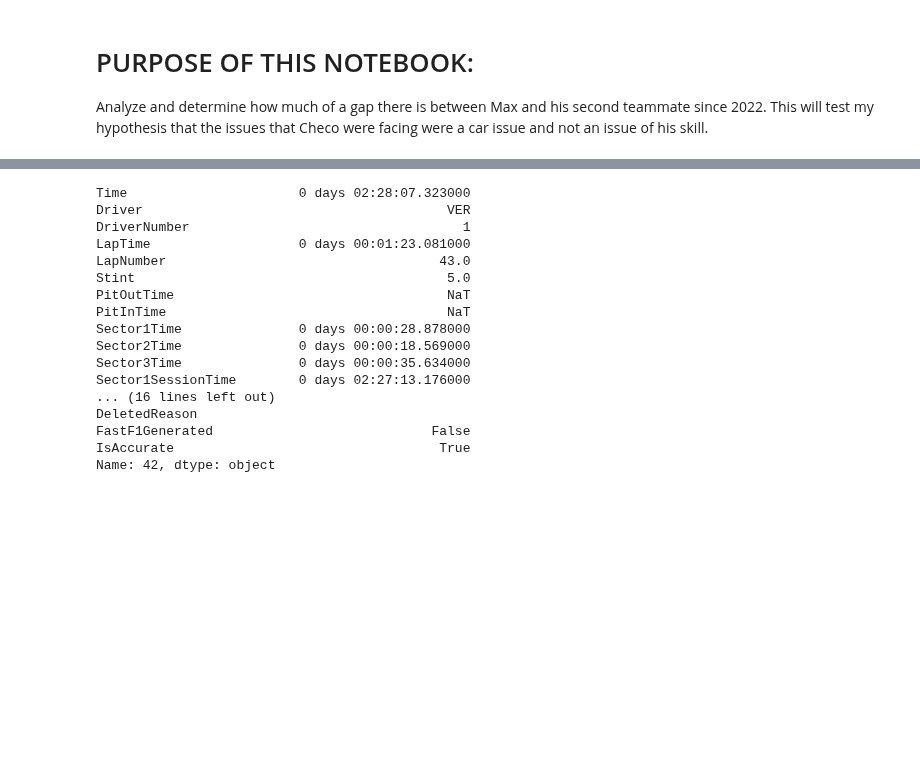
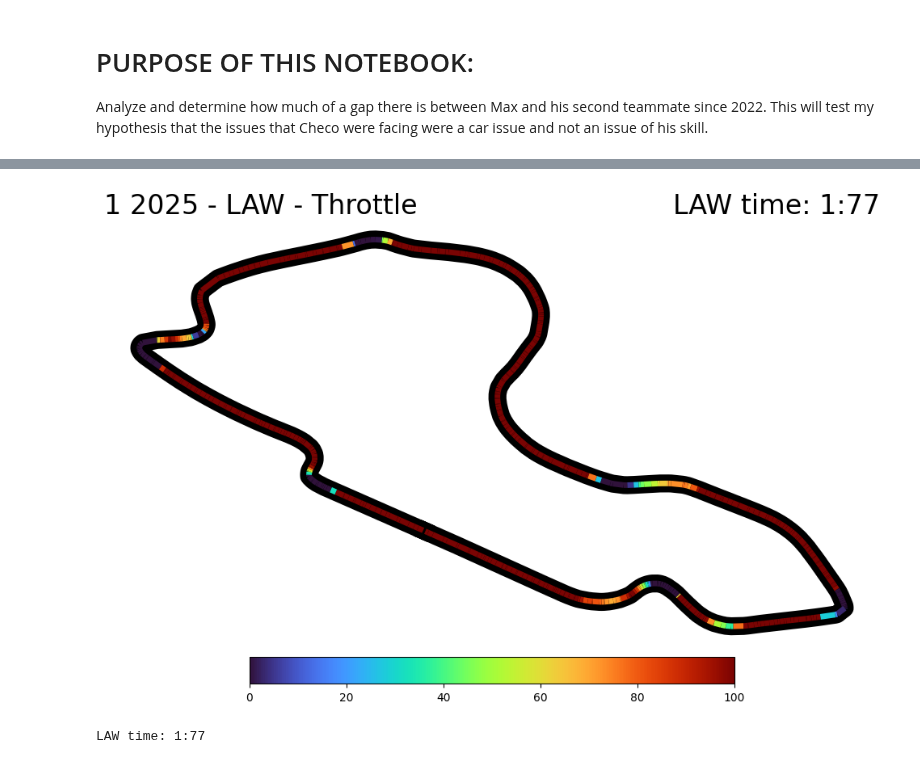
Before and after one commit to OhOmah/F1Revisited, a Jupyter notebook: MaxVSecondSeat.ipynb, the cells around one changed output, grey strips where cells are left out. Drawn from its saved outputs; the diff is of its cells as text; code cells hidden in the pictures; blank space fills up the shorter version.

```diff
--- a/MaxVSecondSeat.ipynb
+++ b/MaxVSecondSeat.ipynb
@@ -109,20 +111,5 @@ plot_fastest_lap(VER_segments, MaxLap, VER_color, weekend, VER)
-# %%
-MaxLap
-# %% [output]
-Time                      0 days 02:28:07.323000
-Driver                                       VER
-DriverNumber                                   1
-LapTime                   0 days 00:01:23.081000
-LapNumber                                   43.0
-Stint                                        5.0
-PitOutTime                                   NaT
-PitInTime                                    NaT
-Sector1Time               0 days 00:00:28.878000
-Sector2Time               0 days 00:00:18.569000
-Sector3Time               0 days 00:00:35.634000
-Sector1SessionTime        0 days 02:27:13.176000
-... (16 lines left out)
-DeletedReason
-FastF1Generated                            False
-IsAccurate                                  True
-Name: 42, dtype: object
+# %%
+plot_fastest_lap(LAW_segments, LawLap, LAW_color, weekend, LAW, LAW_td)
+# %% [output]
+[figure, added]
+LAW time: 1:77
```
Also changed, not shown: parts of 8 cells of this notebook.
